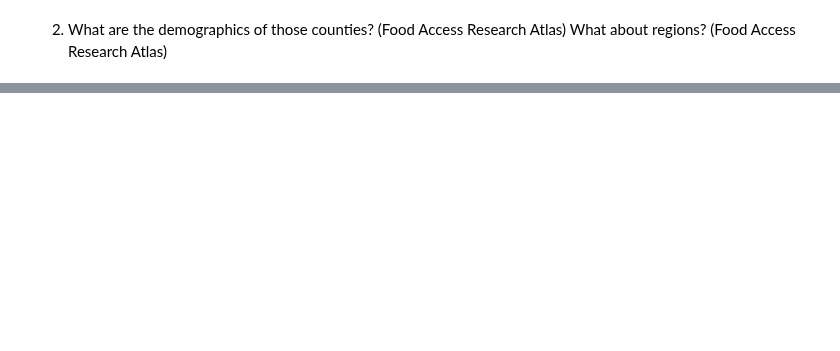
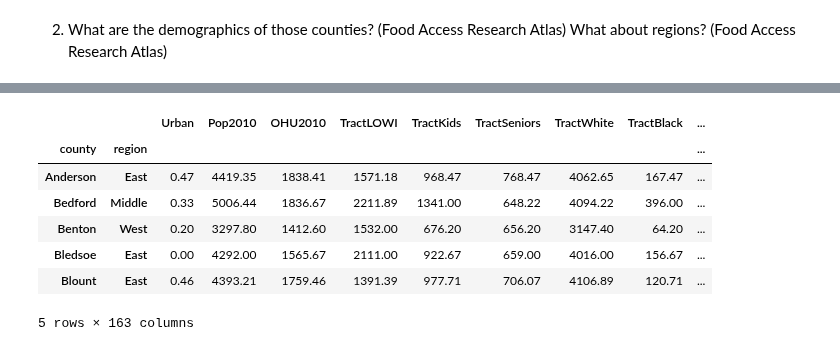
Before and after one commit to marthahunter/food-access, a Jupyter notebook: notebooks/4 - analysis.ipynb, the cells around one changed output, grey strips where cells are left out. Saved outputs shown, nothing was run; the diff lists cells and outputs as text; code cells hidden in the pictures; blank space fills up the shorter version.

Commit message:
mean and median dataframes

```diff
--- a/notebooks/4 - analysis.ipynb
+++ b/notebooks/4 - analysis.ipynb
@@ -110,2 +222,4 @@ countries_and_regions_df.head()
+# %%
+tn_food_access_to_group = pd.read_csv('../data/tn_food_access_to_group.csv')
 # %%
-new_test_df = round((tn_food_access_df.groupby('county')['pct_LOWI']['pct_kids'].mean()),2)
+averaged_county_food_data = tn_food_access_to_group.groupby(['county','region']).mean().round(2)
@@ -111,0 +228,11 @@ new_test_df = round((tn_food_access_df.groupby('county')['pct_LOWI']['pct_kids']
+# %%
+averaged_county_food_data.head()
+# %% [output]
+|  |  | Urban | Pop2010 | OHU2010 | TractLOWI | TractKids | TractSeniors | TractWhite | TractBlack | ... |
+| county | region |  |  |  |  |  |  |  |  | ... |
+| Anderson | East | 0.47 | 4419.35 | 1838.41 | 1571.18 | 968.47 | 768.47 | 4062.65 | 167.47 | ... |
+| Bedford | Middle | 0.33 | 5006.44 | 1836.67 | 2211.89 | 1341.00 | 648.22 | 4094.22 | 396.00 | ... |
+| Benton | West | 0.20 | 3297.80 | 1412.60 | 1532.00 | 676.20 | 656.20 | 3147.40 | 64.20 | ... |
+| Bledsoe | East | 0.00 | 4292.00 | 1565.67 | 2111.00 | 922.67 | 659.00 | 4016.00 | 156.67 | ... |
+| Blount | East | 0.46 | 4393.21 | 1759.46 | 1391.39 | 977.71 | 706.07 | 4106.89 | 120.71 | ... |
+5 rows × 163 columns
```
Also changed, not shown: parts of 17 cells of this notebook, 1 other file.
